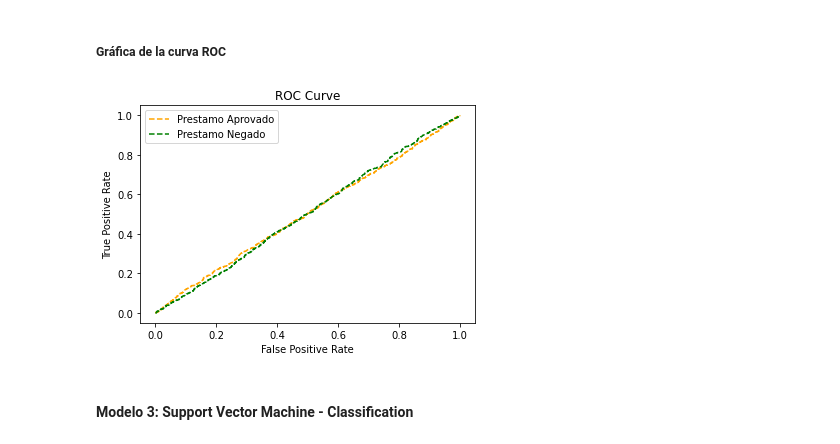
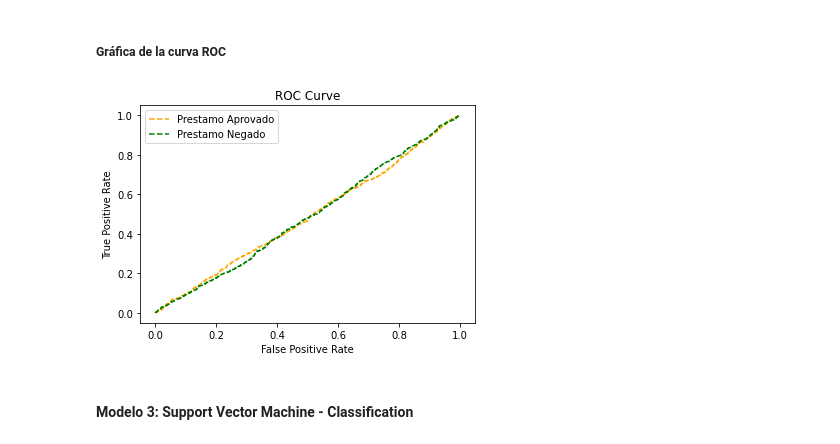
Before and after one commit to danielavillamar/ProyectoIA-KNN, a Jupyter notebook: ProyectoFinal.ipynb, the cells around one changed output. Saved outputs shown, nothing was run; the diff lists cells and outputs as text; code cells hidden in the pictures.

```diff
--- a/ProyectoFinal.ipynb
+++ b/ProyectoFinal.ipynb
@@ -446,11 +446,8 @@ sns.heatmap(corrmat, vmax=.8, square=True);
 x = df.drop('LoanApproved', axis=1)
 y = df['LoanApproved']
 # %%
-#Separamos los datos, en train con el 55% y test con el 45%.
-xTrain, xTest, yTrain, yTest = train_test_split(x, y, test_size=0.45, random_state=123)
+#Realizamos la división de datos, con el 30% para test y el 70% para train.
+xTrain, xTest, yTrain, yTest = train_test_split(x, y, test_size=0.3, random_state=123)
-# %%
-#Separamos los datos en train, test y validation para obtener mejores resultados, quedando 55% train, 30% test y 15% validation.
-xVal, xTest, yVal, yTest = train_test_split(xTest, yTest, test_size=0.6666, random_state=123)
 # %%
 print('Cantidad de datos por grupo: ')
 print('Train:', len(yTrain))
@@ -674,9 +601,9 @@ La media del score es: 0.495 ±(0.012)
 ##### Gráfica de la curva ROC
 # %%
 #Realizamos la grafica para el modelo.
-roc(modeloRL, xTest, yTest, 'ROC-RL')
+roc(modeloRL, xTest, yTest, 'ROC-RF')
 # %% [output]
-[figure, old version]
+[figure, new version]
 # %% [markdown]
 #### Modelo 3: Support Vector Machine - Classification
 # %%
```
Also changed, not shown: parts of 65 cells of this notebook.
